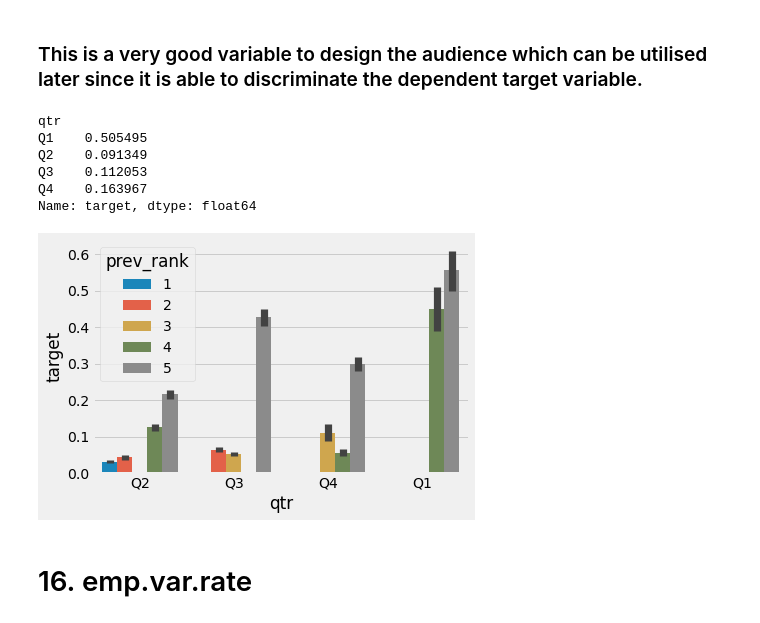
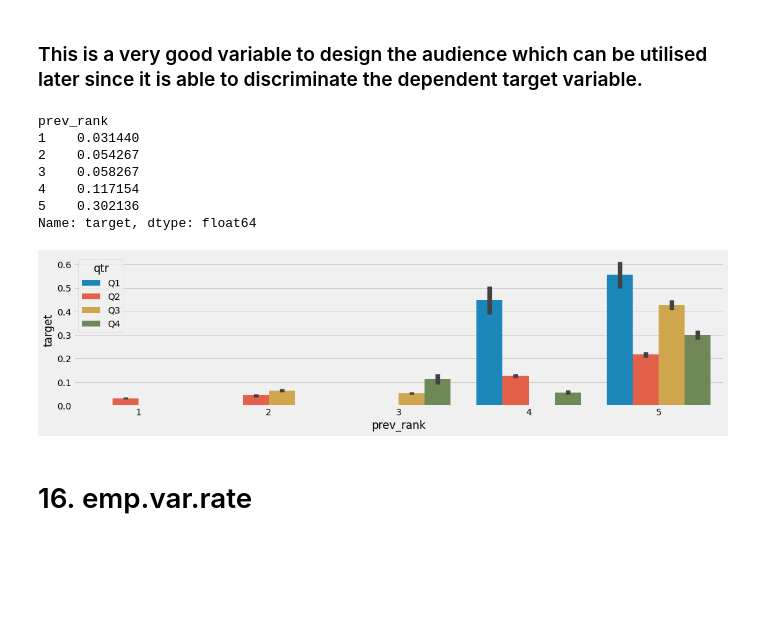
Before and after one commit to devAmoghS/Telemarketing-Prediction-for-Banking, a Jupyter notebook: telemarketing-campaigns-portugal-bank.ipynb, the cells around one changed output. Drawn from its saved outputs; the diff is of its cells as text; code cells hidden in the pictures; blank space fills up the shorter version.

```diff
--- a/telemarketing-campaigns-portugal-bank.ipynb
+++ b/telemarketing-campaigns-portugal-bank.ipynb
@@ -217,14 +217,14 @@ Name: education, dtype: int64
 # %%
 # We will plot the relationship of `education` with `target`
 # estimator is mean to show the likelihood of taking up the loan
-def barplot_mean(x, y, df, hue=None):
+def barplot_mean(x, y, df, hue=None, order=None, hue_order=None):
     print(df.groupby(x)[y].mean())
     uniqs = df[x].nunique()
 
     if uniqs > 4:
         plt.figure(figsize=(16,4))
 
-    sns.barplot(x=x, y=y, data=df, estimator=np.mean, hue=hue)
+    sns.barplot(x=x, y=y, data=df, estimator=np.mean, hue=hue, order=order, hue_order=hue_order)
     plt.show()
 
 barplot_mean('education', 'target', df)
@@ -787,15 +786,16 @@ Name: target, dtype: float64
 # %% [markdown]
 ### This is a very good variable to design the audience which can be utilised later since it is able to discriminate the dependent target variable.
 # %%
-barplot_mean('qtr', 'target', df, hue='prev_rank')
+barplot_mean('prev_rank', 'target', df, hue='qtr', hue_order=["Q1","Q2","Q3","Q4"])
 # %% [output]
-qtr
-Q1    0.505495
-Q2    0.091349
-Q3    0.112053
-Q4    0.163967
+prev_rank
+1    0.031440
+2    0.054267
+3    0.058267
+4    0.117154
+5    0.302136
 Name: target, dtype: float64
-[figure, old version]
+[figure, new version]
 # %% [markdown]
 # 16. emp.var.rate
 # %%
```
Also changed, not shown: parts of 16 cells of this notebook.
